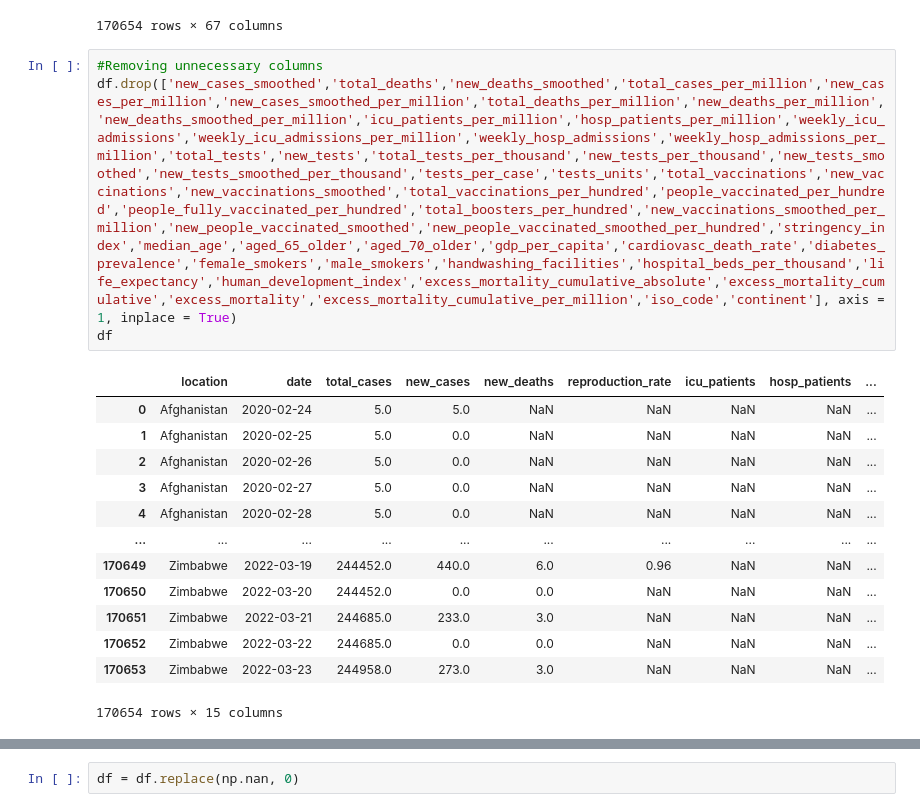
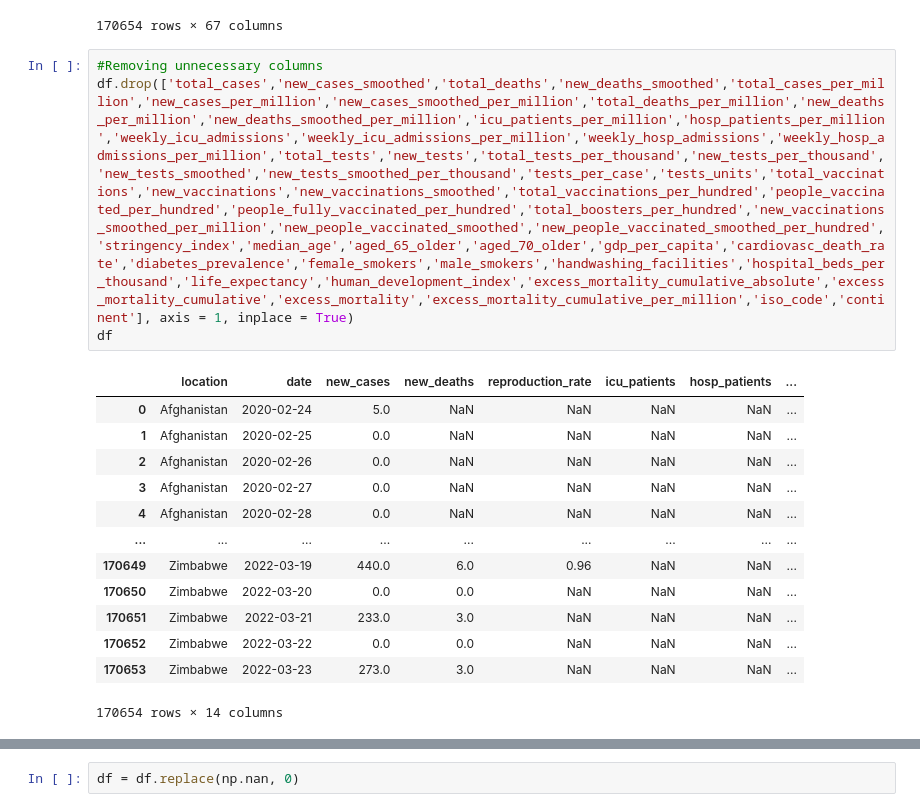
Before and after one commit to WooiLing94/WLCapstoneProject, a Jupyter notebook: CovidCases.ipynb, the cells around one changed output, grey strips where cells are left out. Drawn from its saved outputs; the diff is of its cells as text.

```diff
--- a/CovidCases.ipynb
+++ b/CovidCases.ipynb
@@ -52,21 +58,21 @@ df.isnull()
 170654 rows × 67 columns
 # %%
 #Removing unnecessary columns
-df.drop(['new_cases_smoothed','total_deaths','new_deaths_smoothed','total_cases_per_million','new_cases_per_million','new_cases_smoothed_per_million','total_deaths_per_million','new_deaths_per_million','new_deaths_smoothed_per_million','icu_patients_per_million','hosp_patients_per_million','weekly_icu_admissions','weekly_icu_admissions_per_million','weekly_hosp_admissions','weekly_hosp_admissions_per_million','total_tests','new_tests','total_tests_per_thousand','new_tests_per_thousand','new_tests_smoothed','new_tests_smoothed_per_thousand','tests_per_case','tests_units','total_vaccinations','new_vaccinations','new_vaccinations_smoothed','total_vaccinations_per_hundred','people_vaccinated_per_hundred','people_fully_vaccinated_per_hundred','total_boosters_per_hundred','new_vaccinations_smoothed_per_million','new_people_vaccinated_smoothed','new_people_vaccinated_smoothed_per_hundred','stringency_index','median_age','aged_65_older','aged_70_older','gdp_per_capita','cardiovasc_death_rate','diabetes_prevalence','female_smokers','male_smokers','handwashing_facilities','hospital_beds_per_thousand','life_expectancy','human_development_index','excess_mortality_cumulative_absolute','excess_mortality_cumulative','excess_mortality','excess_mortality_cumulative_per_million','iso_code','continent'], axis = 1, inplace = True)
+df.drop(['total_cases','new_cases_smoothed','total_deaths','new_deaths_smoothed','total_cases_per_million','new_cases_per_million','new_cases_smoothed_per_million','total_deaths_per_million','new_deaths_per_million','new_deaths_smoothed_per_million','icu_patients_per_million','hosp_patients_per_million','weekly_icu_admissions','weekly_icu_admissions_per_million','weekly_hosp_admissions','weekly_hosp_admissions_per_million','total_tests','new_tests','total_tests_per_thousand','new_tests_per_thousand','new_tests_smoothed','new_tests_smoothed_per_thousand','tests_per_case','tests_units','total_vaccinations','new_vaccinations','new_vaccinations_smoothed','total_vaccinations_per_hundred','people_vaccinated_per_hundred','people_fully_vaccinated_per_hundred','total_boosters_per_hundred','new_vaccinations_smoothed_per_million','new_people_vaccinated_smoothed','new_people_vaccinated_smoothed_per_hundred','stringency_index','median_age','aged_65_older','aged_70_older','gdp_per_capita','cardiovasc_death_rate','diabetes_prevalence','female_smokers','male_smokers','handwashing_facilities','hospital_beds_per_thousand','life_expectancy','human_development_index','excess_mortality_cumulative_absolute','excess_mortality_cumulative','excess_mortality','excess_mortality_cumulative_per_million','iso_code','continent'], axis = 1, inplace = True)
 df
 # %% [output]
-|  | location | date | total_cases | new_cases | new_deaths | reproduction_rate | icu_patients | hosp_patients | ... |
-| 0 | Afghanistan | 2020-02-24 | 5.0 | 5.0 | NaN | NaN | NaN | NaN | ... |
-| 1 | Afghanistan | 2020-02-25 | 5.0 | 0.0 | NaN | NaN | NaN | NaN | ... |
-| 2 | Afghanistan | 2020-02-26 | 5.0 | 0.0 | NaN | NaN | NaN | NaN | ... |
-| 3 | Afghanistan | 2020-02-27 | 5.0 | 0.0 | NaN | NaN | NaN | NaN | ... |
-| 4 | Afghanistan | 2020-02-28 | 5.0 | 0.0 | NaN | NaN | NaN | NaN | ... |
-| ... | ... | ... | ... | ... | ... | ... | ... | ... | ... |
-| 170649 | Zimbabwe | 2022-03-19 | 244452.0 | 440.0 | 6.0 | 0.96 | NaN | NaN | ... |
-| 170650 | Zimbabwe | 2022-03-20 | 244452.0 | 0.0 | 0.0 | NaN | NaN | NaN | ... |
-| 170651 | Zimbabwe | 2022-03-21 | 244685.0 | 233.0 | 3.0 | NaN | NaN | NaN | ... |
-| 170652 | Zimbabwe | 2022-03-22 | 244685.0 | 0.0 | 0.0 | NaN | NaN | NaN | ... |
-| 170653 | Zimbabwe | 2022-03-23 | 244958.0 | 273.0 | 3.0 | NaN | NaN | NaN | ... |
+|  | location | date | new_cases | new_deaths | reproduction_rate | icu_patients | hosp_patients | ... |
+| 0 | Afghanistan | 2020-02-24 | 5.0 | NaN | NaN | NaN | NaN | ... |
+| 1 | Afghanistan | 2020-02-25 | 0.0 | NaN | NaN | NaN | NaN | ... |
+| 2 | Afghanistan | 2020-02-26 | 0.0 | NaN | NaN | NaN | NaN | ... |
+| 3 | Afghanistan | 2020-02-27 | 0.0 | NaN | NaN | NaN | NaN | ... |
+| 4 | Afghanistan | 2020-02-28 | 0.0 | NaN | NaN | NaN | NaN | ... |
+| ... | ... | ... | ... | ... | ... | ... | ... | ... |
+| 170649 | Zimbabwe | 2022-03-19 | 440.0 | 6.0 | 0.96 | NaN | NaN | ... |
+| 170650 | Zimbabwe | 2022-03-20 | 0.0 | 0.0 | NaN | NaN | NaN | ... |
+| 170651 | Zimbabwe | 2022-03-21 | 233.0 | 3.0 | NaN | NaN | NaN | ... |
+| 170652 | Zimbabwe | 2022-03-22 | 0.0 | 0.0 | NaN | NaN | NaN | ... |
+| 170653 | Zimbabwe | 2022-03-23 | 273.0 | 3.0 | NaN | NaN | NaN | ... |
-170654 rows × 15 columns
+170654 rows × 14 columns
 # %%
 #define unnecessary rows
```
Also changed, not shown: parts of 5 cells of this notebook.
